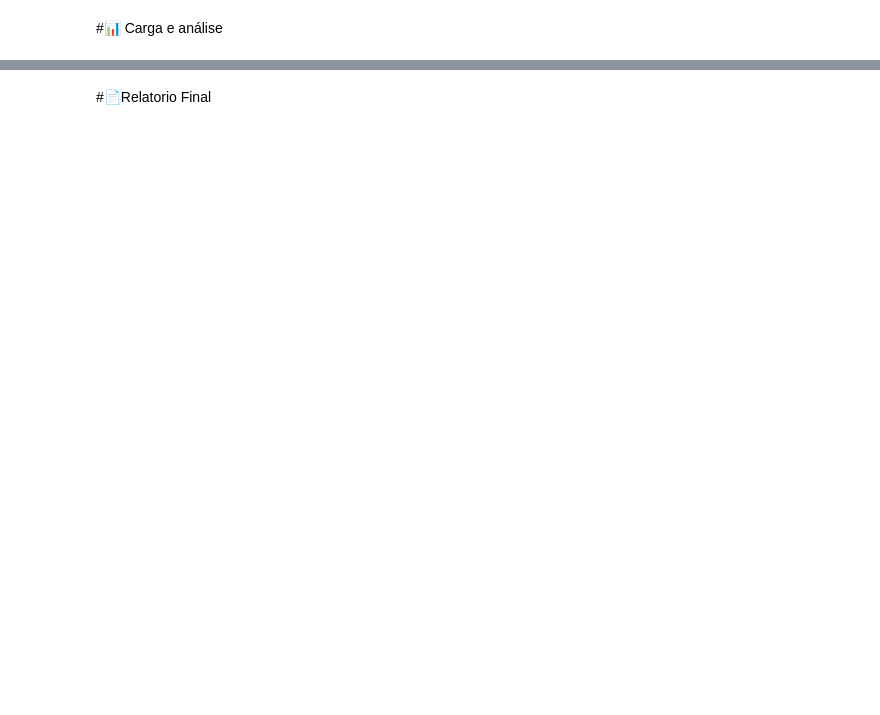
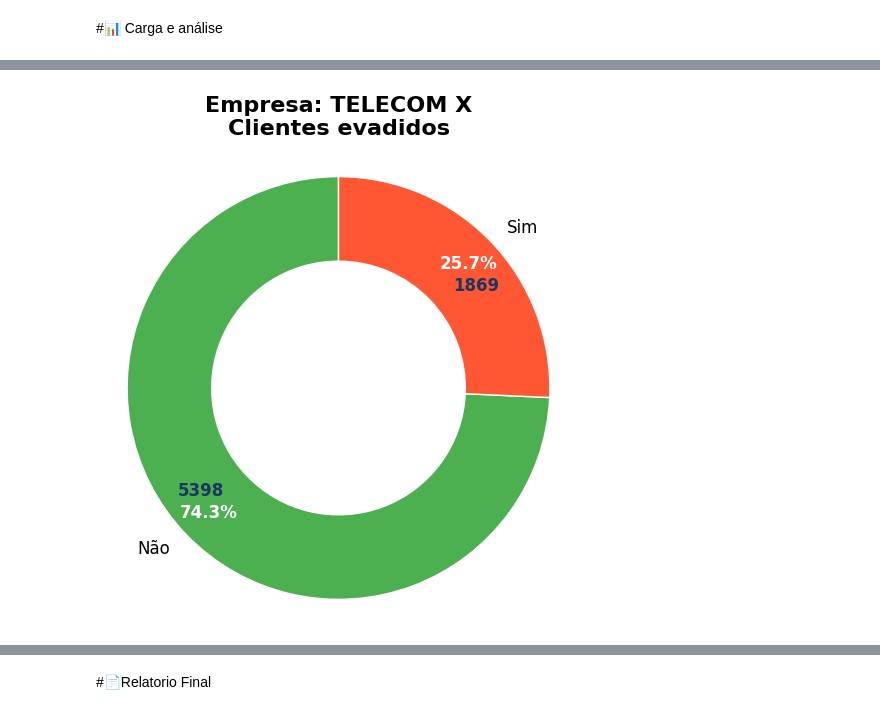
Before and after one commit to lfa-systems/Telecom_X, a Jupyter notebook: TelecomX_BR.ipynb, the cells around one changed output, grey strips where cells are left out. Saved outputs shown, nothing was run; the diff lists cells and outputs as text; code cells hidden in the pictures; blank space fills up the shorter version.

Commit message:
Fase de gráficos

```diff
--- a/TelecomX_BR.ipynb
+++ b/TelecomX_BR.ipynb
@@ -323,0 +436,59 @@ plt.show()
+# %%
+# Rótulos para as fatias (coluna 'Churn' do Churn_counts: 'Sim', 'Não')
+labels = Churn_counts['Churn'].tolist()
+# Valores para as fatias (coluna 'Total' do Churn_counts: as contagens)
+sizes = Churn_counts['Total'].tolist()
+
+# Cores para as fatias (ajustadas para 'Sim' e 'Não')
+# É importante que a ordem das cores corresponda à ordem dos rótulos em 'labels'
+# Se 'Sim' for o primeiro na lista de labels, a cor do 'Sim' deve ser a primeira
+# Para garantir, podemos ordenar ou mapear:
+color_map = {'Sim': '#FF5733', 'Não': '#4CAF50'}
+colors = [color_map[label] for label in labels]
+
+# Criando a figura e os eixos
+fig, ax = plt.subplots(figsize=(6, 6))
+
+# Criando o gráfico de pizza, que será transformado em rosca
+wedges, texts, autotexts = ax.pie(
+    sizes,
+    labels=labels,
+    colors=colors,
+    autopct='%1.1f%%', # Formato para exibir porcentagens (1 casa decimal)
+    startangle=90,     # Começa a primeira fatia do topo
+    pctdistance=0.85,  # Posição do texto da porcentagem (mais para dentro do círculo)
+    wedgeprops=dict(width=0.4, edgecolor='w') # Define a largura da "rosquinha" e a borda branca
+)
+
+# Desenha um círculo branco no centro para criar o efeito de rosca
+centre_circle = plt.Circle((0,0), 0.30, fc='white')
+fig.gca().add_artist(centre_circle)
+
+# Ajusta o posicionamento para garantir que o círculo seja perfeito
+ax.axis('equal')
+
+# Ajusta o tamanho da fonte das porcentagens
+plt.setp(autotexts, size=12, weight="bold", color='white') # Texto das porcentagens
+# Ajusta o tamanho da fonte dos rótulos
+plt.setp(texts, size=12, color='black') # Texto dos rótulos ('Sim', 'Não')
+
+# Título do Gráfico
+ax.set_title('Empresa: TELECOM X\nClientes evadidos', y=1.03, fontsize=16, fontweight='bold', loc='center')
+
+# Remover as bordas da caixa do gráfico
+ax.spines['top'].set_visible(False)
+ax.spines['right'].set_visible(False)
+ax.spines['bottom'].set_visible(False)
+ax.spines['left'].set_visible(False)
+
+# Adicionar os valores absolutos dentro ou perto das fatias
+for i, (label, size) in enumerate(zip(labels, sizes)):
+    angle = (wedges[i].theta2 + wedges[i].theta1) / 2
+    x = np.cos(np.deg2rad(angle)) * 0.90 # Ajuste o raio para a posição X
+    y = np.sin(np.deg2rad(angle)) * 0.70 # Ajuste o raio para a posição Y
+    # Adicionar o texto com o valor absoluto
+    ax.text(x, y, str(size), ha='center', va='center', fontsize=12, color='#183861', fontweight='bold')
+
+plt.show()
+# %% [output]
+[figure, added]
```
Also changed, not shown: parts of 55 cells of this notebook.
